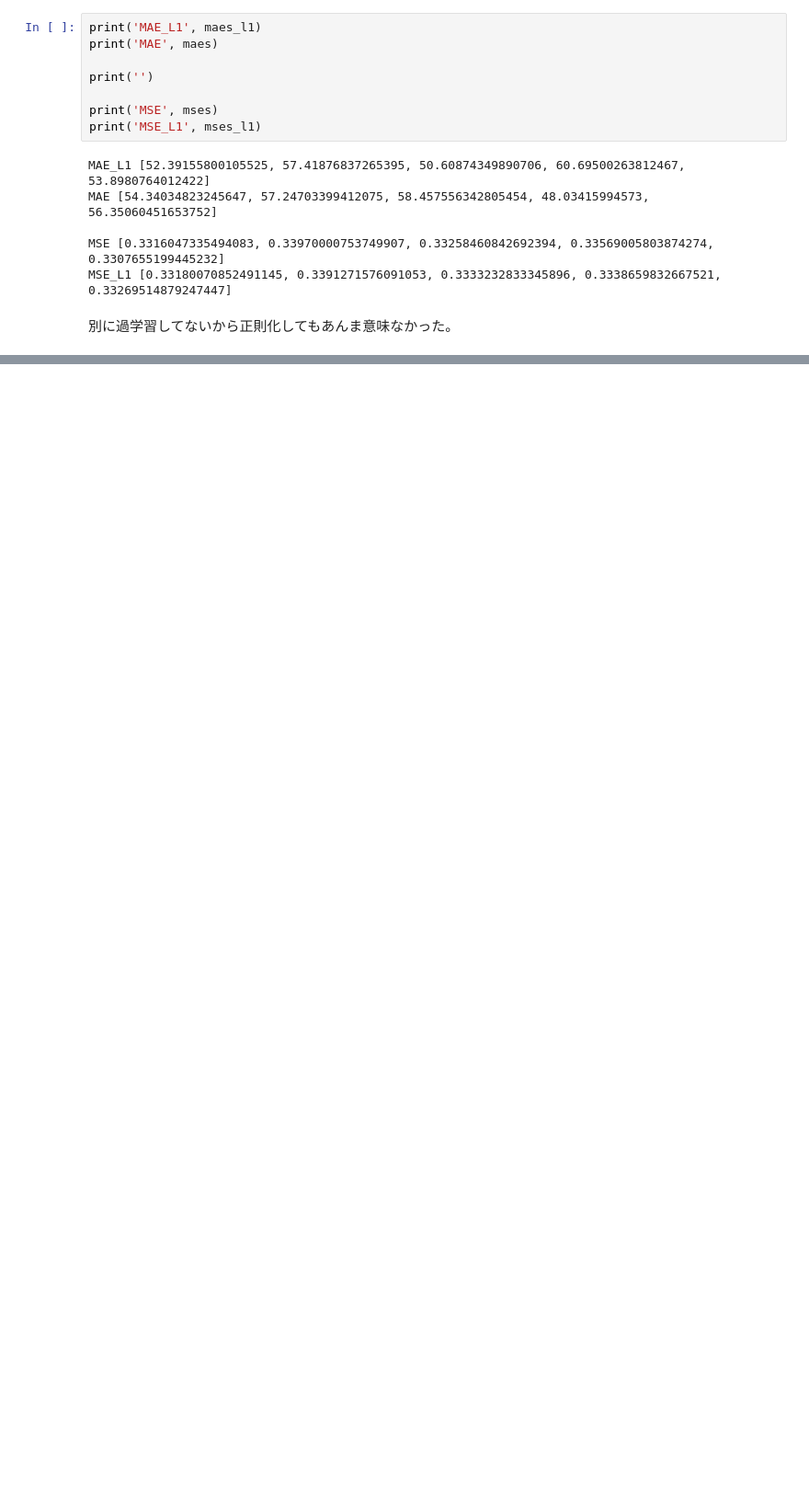
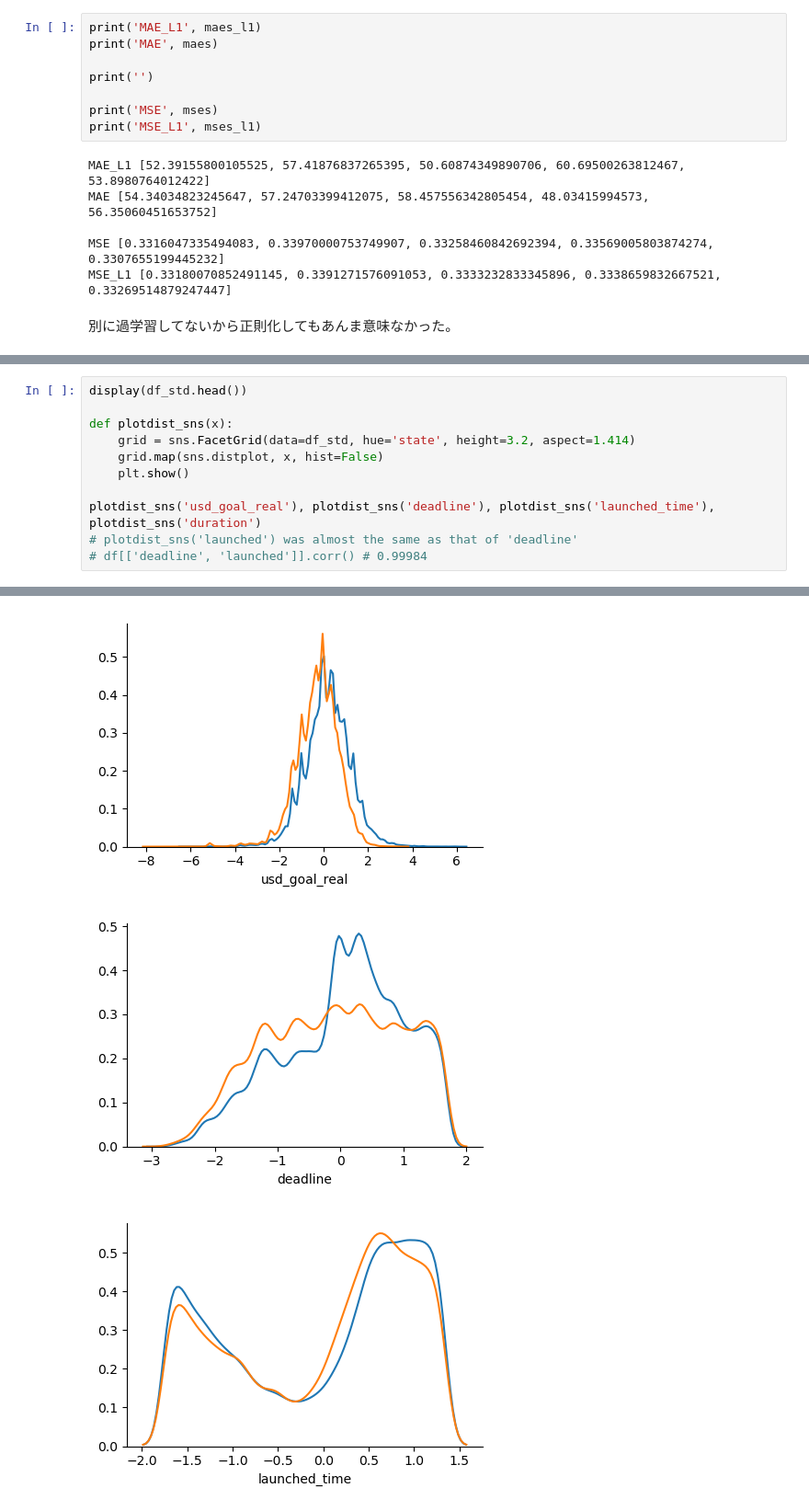
Before and after one commit to masam101376/kickstarter-projects, a Jupyter notebook: practice_2.ipynb, the cells around one changed output, grey strips where cells are left out. Shown: that part at 92% size. Cells and saved outputs as stored; diff of their text form; blank space fills up the shorter version.

```diff
--- a/practice_2.ipynb
+++ b/practice_2.ipynb
@@ -368,0 +350,12 @@ MSE_L1 [0.33180070852491145, 0.3391271576091053, 0.3333232833345896, 0.333865983
+# %%
+display(df_std.head())
+
+def plotdist_sns(x):
+    grid = sns.FacetGrid(data=df_std, hue='state', height=3.2, aspect=1.414)
+    grid.map(sns.distplot, x, hist=False)
+    plt.show()
+
+plotdist_sns('usd_goal_real'), plotdist_sns('deadline'), plotdist_sns('launched_time'), plotdist_sns('duration')
+# plotdist_sns('launched') was almost the same as that of 'deadline'
+# df[['deadline', 'launched']].corr() # 0.99984
+# %% [output]
@@ -368,0 +369,3 @@ MSE_L1 [0.33180070852491145, 0.3391271576091053, 0.3333232833345896, 0.333865983
+[figure, added]
+[figure, added]
+[figure, added]
```
Also changed, not shown: parts of 9 cells of this notebook.
